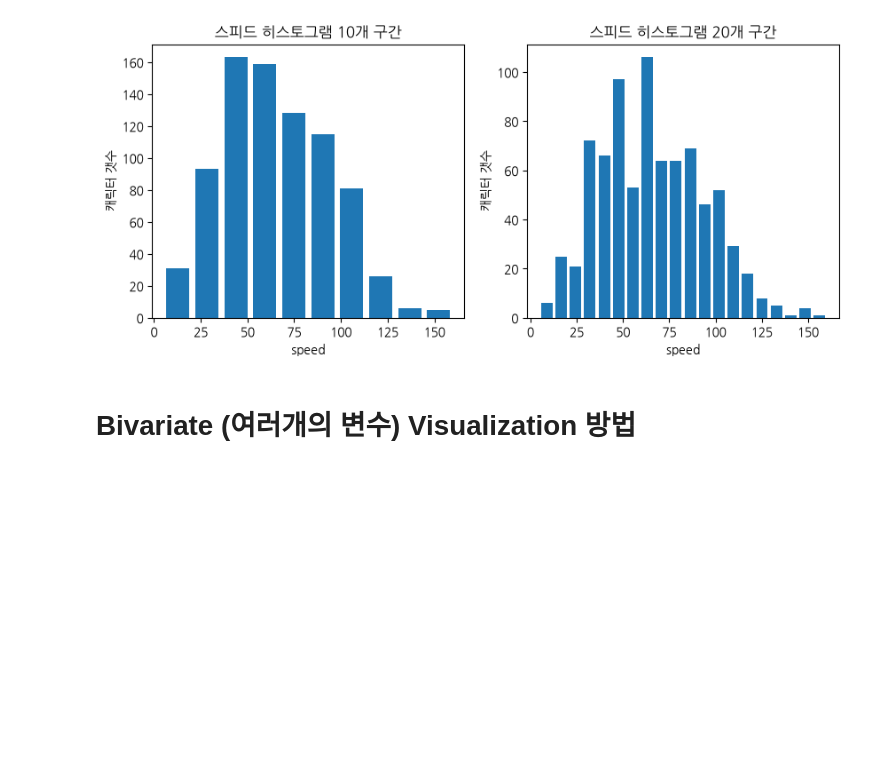
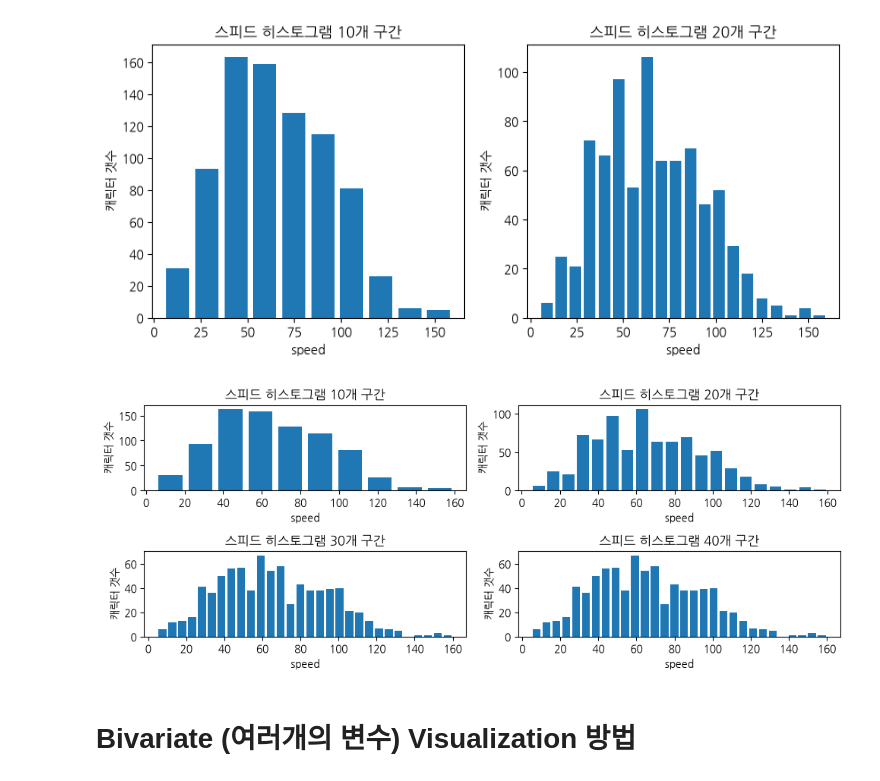
Before and after one commit to steve0joo/gg1th_data_analisys_ex, a Jupyter notebook: 2.a 강의 Matplotlib.ipynb, the cells around one changed output. Saved outputs shown, nothing was run; the diff lists cells and outputs as text; code cells hidden in the pictures; blank space fills up the shorter version.

```diff
--- a/2.a 강의 Matplotlib.ipynb
+++ b/2.a 강의 Matplotlib.ipynb
@@ -396,6 +399,45 @@ plt.savefig('chat2.png')
 plt.show()
 # %% [output]
 [figure]
+# %%
+# 파일은 깃허브에 올렸습니다.
+
+plt.figure( figsize= (10, 4) )
+
+plt.subplot(2, 2, 1)   # 차트영역을, 1행 2열로 만들어서 첫번째 영역에 그려라.
+
+plt.hist(data= df, x = 'speed', rwidth= 0.8)
+plt.title('스피드 히스토그램 10개 구간')
+plt.xlabel('speed')
+plt.ylabel('캐릭터 갯수')
+
+plt.subplot(2, 2, 2)   # 차트영역을, 1행 2열로 만들어서 두번째 영역에 그려라.
+
+plt.hist(data= df, x = 'speed', rwidth= 0.8, bins= 20)
+plt.title('스피드 히스토그램 20개 구간')
+plt.xlabel('speed')
+plt.ylabel('캐릭터 갯수')
+
+# 30구간
+plt.subplot(2,2,3)
+plt.hist(data=df, x='speed', rwidth=0.8, bins=30)
+plt.title('스피드 히스토그램 30개 구간')
+plt.xlabel('speed')
+plt.ylabel('캐릭터 갯수')
+
+# 40구간
+plt.subplot(2,2,4)
+plt.hist(data=df, x='speed', rwidth=0.8, bins=30)
+plt.title('스피드 히스토그램 40개 구간')
+plt.xlabel('speed')
+plt.ylabel('캐릭터 갯수')
+
+plt.tight_layout()
+
+plt.savefig('chat2.png')
+plt.show()
+# %% [output]
+[figure, added]
 # %% [markdown]
 # Bivariate (여러개의 변수) Visualization  방법
 # %% [markdown]
```
Also changed, not shown: parts of 6 cells of this notebook, 2 other files.
